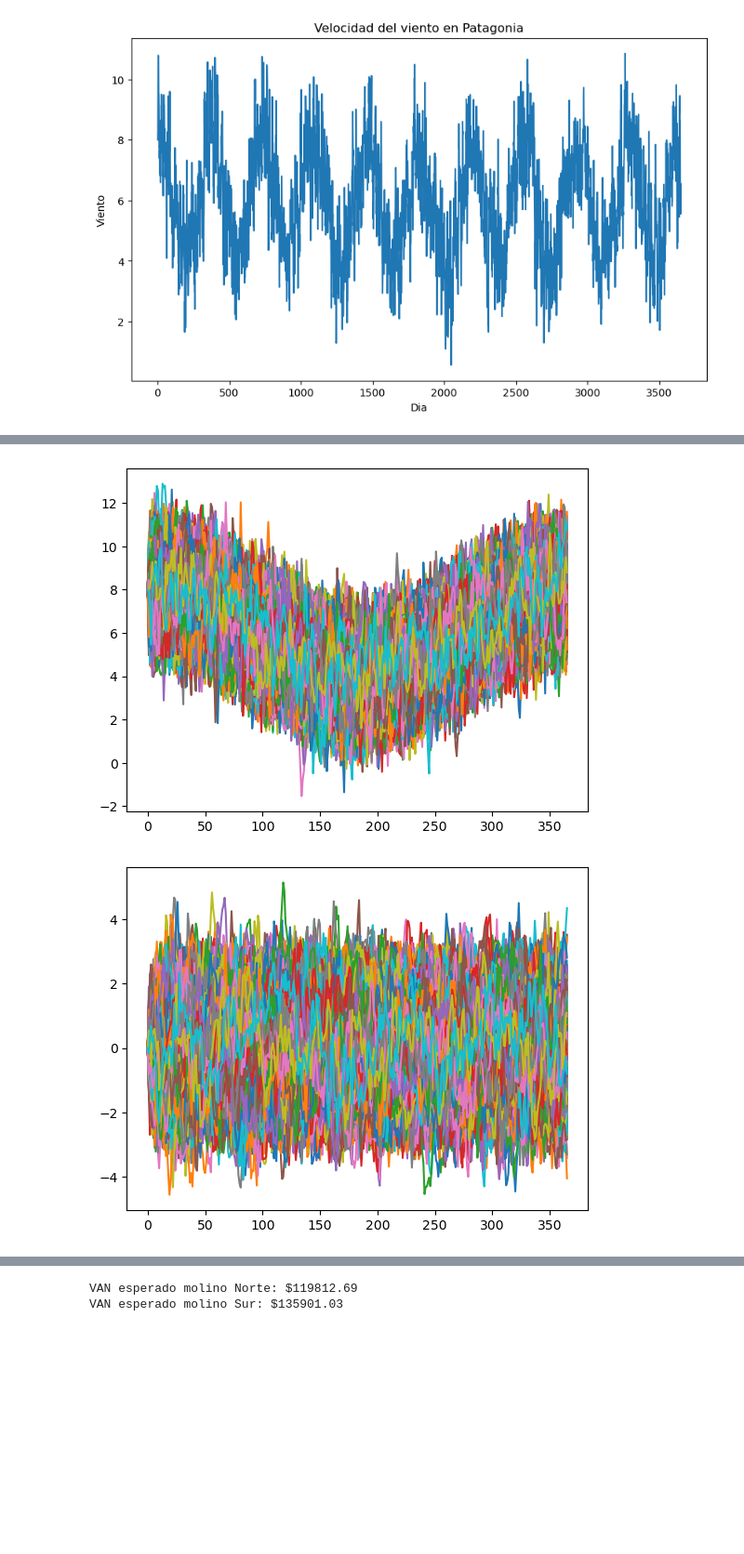
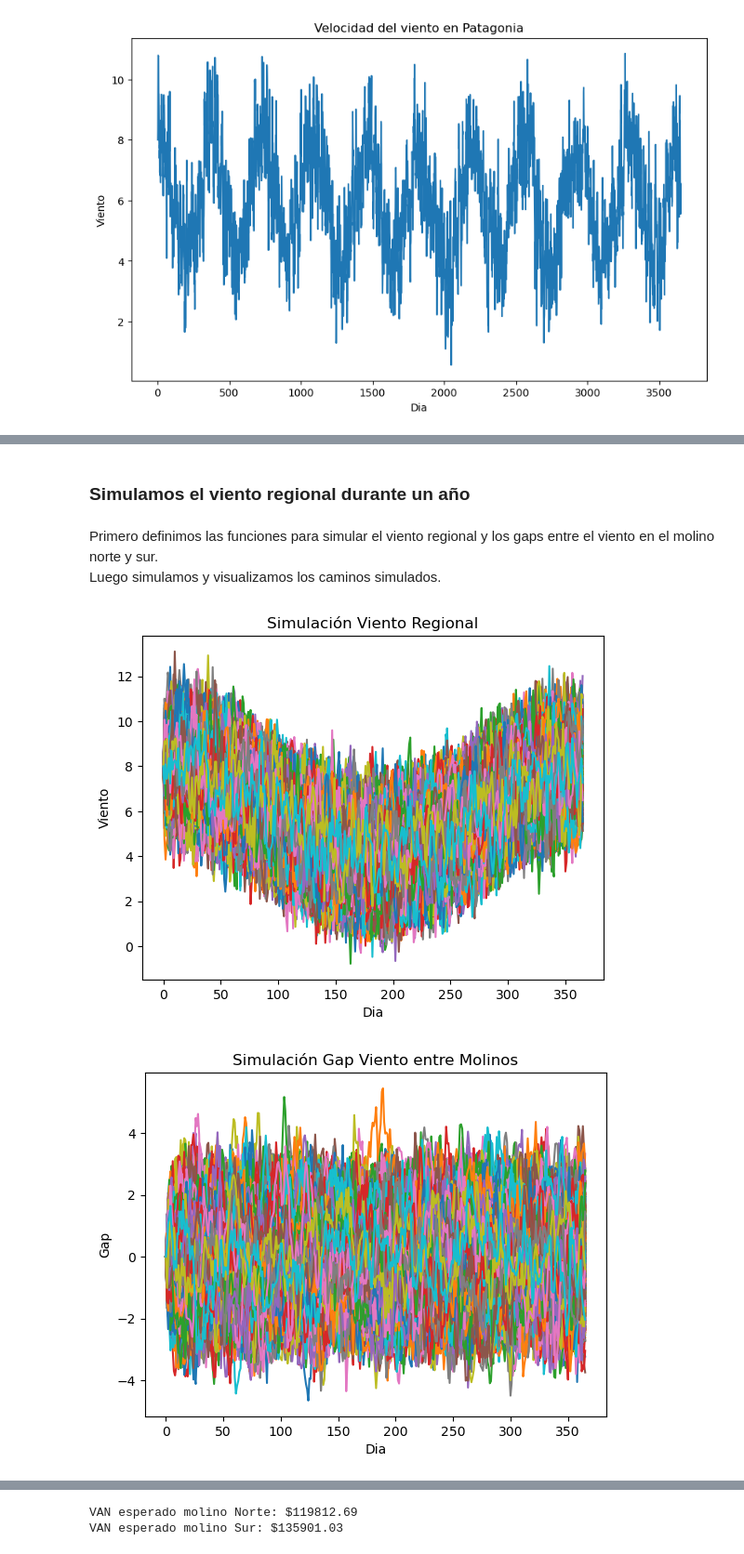
Before and after one commit to emi-verdun/Simulacion-Molino-ACN, a Jupyter notebook: simulacion.ipynb, the cells around one changed output, grey strips where cells are left out. Shown at 93% size. Drawn from its saved outputs; the diff is of its cells as text; code cells hidden in the pictures; blank space fills up the shorter version.

```diff
--- a/simulacion.ipynb
+++ b/simulacion.ipynb
@@ -116,6 +136,11 @@ Estimación de gamma: 10.09071995713833
 # plt.title('Residuos de la regresión para estimar beta y gamma')
 # plt.legend()
 # plt.show()
+# %% [markdown]
+### Simulamos el viento regional durante un año
+# %% [markdown]
+Primero definimos las funciones para simular el viento regional y los gaps entre el viento en el molino norte y sur. <br>
+Luego simulamos y visualizamos los caminos simulados.
 # %%
 def regional_wind_paths(S_0, k, theta, sigma, delta, T, m):
     #Si+1 - Si = k(theta - si)delta + sigma*raiz(delta)*shock
@@ -136,19 +161,25 @@ def gap_wind_paths(D_0, beta, gamma, delta, T, m):
 # %%
 #simulacion 1 año viento regional
 S_0 = viento["regional wind"].iloc[0]
 D_0 = viento["wind gap norte sur"].iloc[0]
 num_sim = 1000
 T = 365
 S = regional_wind_paths(S_0, kappa, theta, sigma,delta, T, num_sim)
 D = gap_wind_paths(D_0, beta, gamma, delta, T, num_sim)
 
 for s_i in S:
     plt.plot(s_i)
+plt.xlabel('Dia')
+plt.ylabel('Viento')
+plt.title('Simulación Viento Regional')
 plt.show()
 
 for d_i in D:
     plt.plot(d_i)
+plt.xlabel('Dia')
+plt.ylabel('Gap')
+plt.title('Simulación Gap Viento entre Molinos')
 plt.show()
 # %% [output]
-[figure, old version]
+[figure, new version]
-[figure, old version]
+[figure, new version]
```
Also changed, not shown: parts of 16 cells of this notebook.
